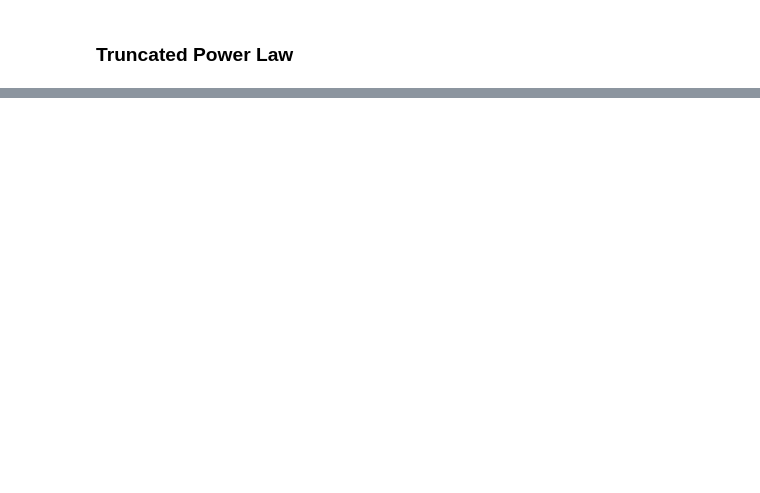
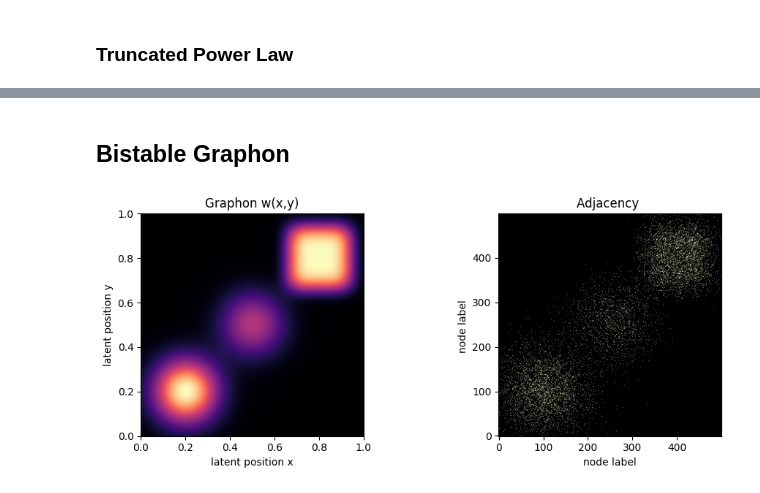
Before and after one commit to niccozagli/Dynamical_Systems_Networks, a Jupyter notebook: notebooks/prototyping/prototyping_networks.ipynb, the cells around one changed output, grey strips where cells are left out. Drawn from its saved outputs; the diff is of its cells as text; code cells hidden in the pictures; blank space fills up the shorter version.

```diff
--- a/notebooks/prototyping/prototyping_networks.ipynb
+++ b/notebooks/prototyping/prototyping_networks.ipynb
@@ -443,0 +581,31 @@ fig.tight_layout()
+# %% [markdown]
+## Bistable Graphon
+# %%
+# Compare bistable graphon and sampled adjacency (sorted latent)
+import numpy as np
+from matplotlib import pyplot as plt
+from dyn_net.networks.bistable_graphon import BistableGraphonParams, build, _w
+
+p = BistableGraphonParams(n=500, sort_latent=True, seed=1)
+A = build(p)
+
+grid = np.linspace(0, 1, 200, endpoint=False)
+xx, yy = np.meshgrid(grid, grid, indexing="ij")
+W = _w(xx, yy, p)
+
+fig, axes = plt.subplots(1, 2, figsize=(10, 4))
+extent = (0, 1, 0, 1)
+
+axes[0].imshow(W, origin="lower", cmap="magma", extent=extent)
+axes[0].set_title("Graphon w(x,y)")
+axes[0].set_xlabel("latent position x")
+axes[0].set_ylabel("latent position y")
+
+axes[1].imshow(A.toarray(), origin="lower", cmap="magma")
+axes[1].set_title("Adjacency ")
+axes[1].set_xlabel("node label")
+axes[1].set_ylabel("node label ")
+
+plt.tight_layout()
+# %% [output]
+[figure, added]
```
Also changed, not shown: parts of 3 cells of this notebook, 31 other files.
